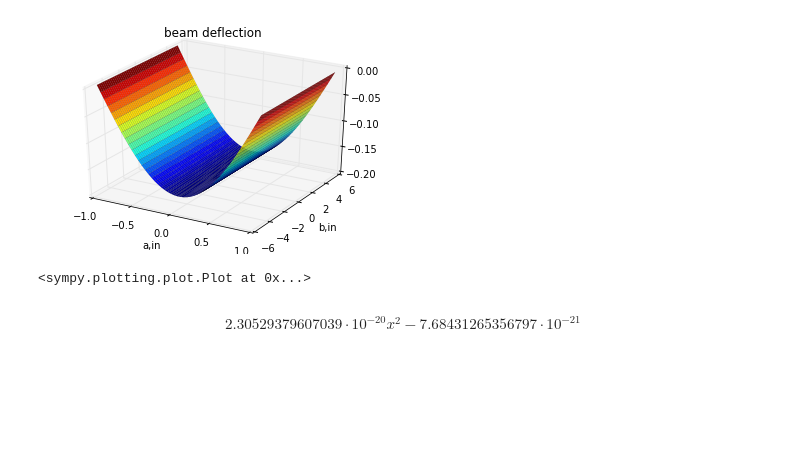
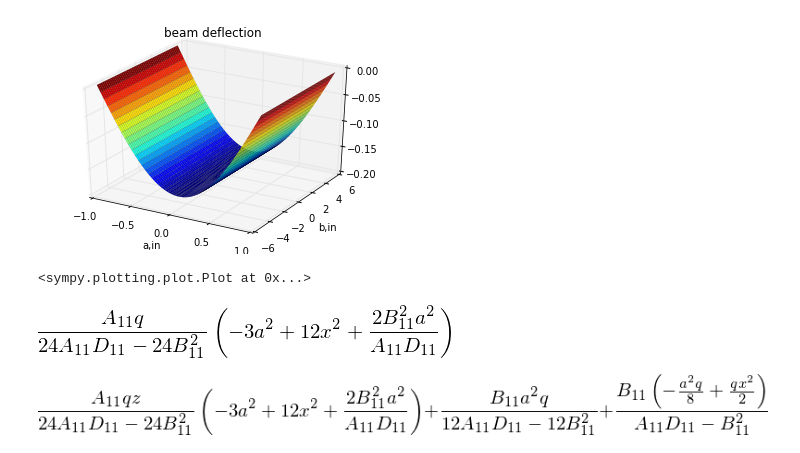
Before and after one commit to nagordon/mechpy, a Jupyter notebook: plates.ipynb, the cells around one changed output. Cells and saved outputs as stored; diff of their text form; code cells hidden in the pictures; blank space fills up the shorter version.

```diff
--- a/plates.ipynb
+++ b/plates.ipynb
@@ -111,16 +116,23 @@ $$- 0.0360488187523071 x^{4} + 0.216292912513843 x^{2} - 0.180244093761536$$
 # %%
 # Sympy 3d plots
 from sympy.plotting import plot3d
-w0 = w0f.subs({a:a_, b:b_, q:q_, A11:A11_, B11:B11_, D11:D11_})
-u0 = u0f.subs({a:a_, b:b_, q:q_, A11:A11_, B11:B11_, D11:D11_})
-plot3d(w0, (x,-a_/2,a_/2), (y,-b_/2,b_/2), title='beam deflection', xlabel='a,in', ylabel='b,in', zlabel='z,in')
+w0p = w0f.subs({a:a_, b:b_, q:q_, A11:A11_, B11:B11_, D11:D11_})
+u0p = u0f.subs({a:a_, b:b_, q:q_, A11:A11_, B11:B11_, D11:D11_})
+plot3d(w0p, (x,-a_/2,a_/2), (y,-b_/2,b_/2), title='beam deflection', xlabel='a,in', ylabel='b,in', zlabel='z,in')
 # %% [output]
 [figure]
 <sympy.plotting.plot.Plot at 0x...>
-# %%
-# Strain
-kapx = diff(w0,x,2)
-epsx = diff(u0,x)
-epsx
-# %% [output]
-$$2.30529379607039 \cdot 10^{-20} x^{2} - 7.68431265356797 \cdot 10^{-21}$$
+# %%
+# Strain
+eps0x = diff(u0,x)
+eps0xy = diff(u0,y)
+kap0x = diff(w0,x,2)
+
+kap0x
+# %% [output]
+[figure, added]
+# %%
+epsx = eps0x+z*kap0x
+epsx
+# %% [output]
+[figure, added]
```
Also changed, not shown: parts of 8 cells of this notebook, 5 other files.
